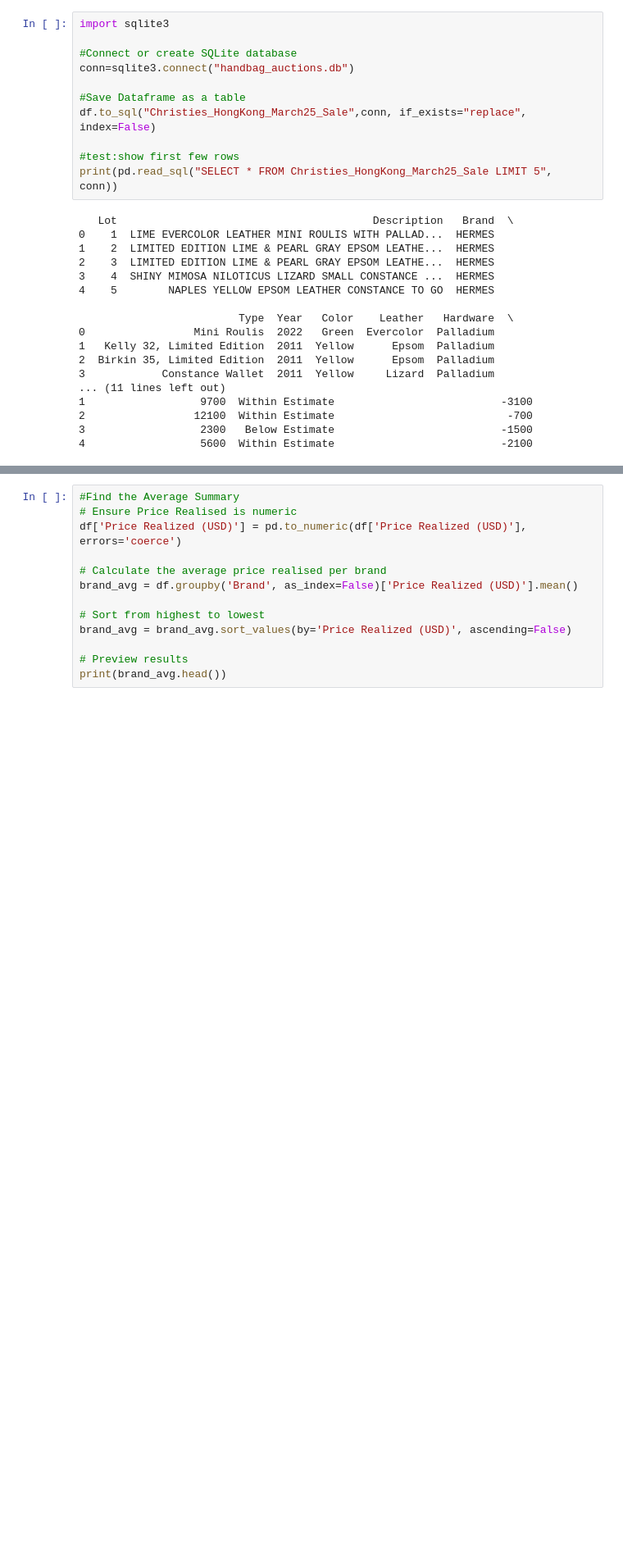
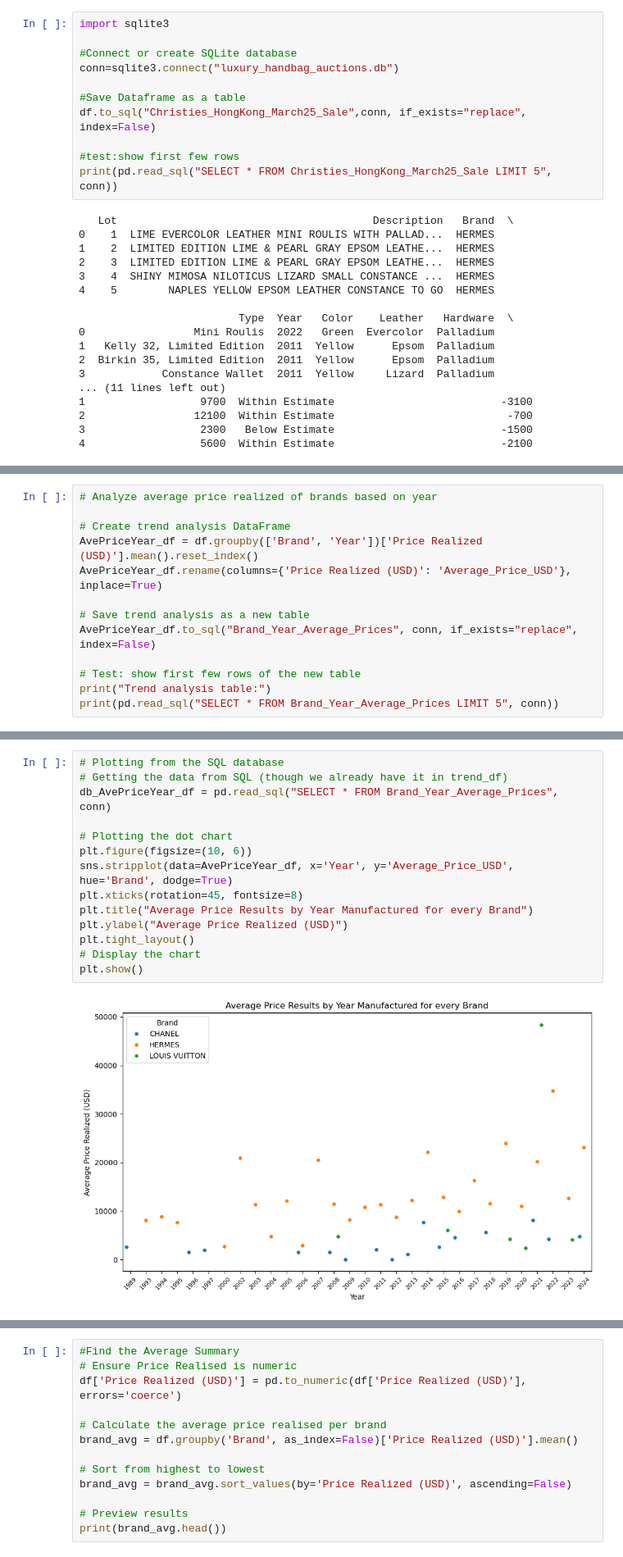
Before and after one commit to PatriciaDaher/Project3-Luxurybags, a Jupyter notebook: LuxuryBags.ipynb, the cells around one changed output, grey strips where cells are left out. Shown: that part at 82% size. Drawn from its saved outputs; the diff is of its cells as text; blank space fills up the shorter version.

```diff
--- a/LuxuryBags.ipynb
+++ b/LuxuryBags.ipynb
@@ -248,7 +245,7 @@ df.to_csv("../Project3-Luxurybags/Cleaned_Enhanced_Luxury_Bag_Data.csv", index=F
 import sqlite3
 
 #Connect or create SQLite database
-conn=sqlite3.connect("handbag_auctions.db")
+conn=sqlite3.connect("luxury_handbag_auctions.db")
 
 #Save Dataframe as a table
 df.to_sql("Christies_HongKong_March25_Sale",conn, if_exists="replace", index=False)
@@ -361,0 +285,13 @@ plt.show()
+# %%
+# Analyze average price realized of brands based on year
+
+# Create trend analysis DataFrame
+AvePriceYear_df = df.groupby(['Brand', 'Year'])['Price Realized (USD)'].mean().reset_index()
+AvePriceYear_df.rename(columns={'Price Realized (USD)': 'Average_Price_USD'}, inplace=True)
+
+# Save trend analysis as a new table
+AvePriceYear_df.to_sql("Brand_Year_Average_Prices", conn, if_exists="replace", index=False)
+
+# Test: show first few rows of the new table
+print("Trend analysis table:")
+print(pd.read_sql("SELECT * FROM Brand_Year_Average_Prices LIMIT 5", conn))
@@ -361,0 +306,16 @@ plt.show()
+# %%
+# Plotting from the SQL database
+# Getting the data from SQL (though we already have it in trend_df)
+db_AvePriceYear_df = pd.read_sql("SELECT * FROM Brand_Year_Average_Prices", conn)
+
+# Plotting the dot chart
+plt.figure(figsize=(10, 6))
+sns.stripplot(data=AvePriceYear_df, x='Year', y='Average_Price_USD', hue='Brand', dodge=True)
+plt.xticks(rotation=45, fontsize=8)
+plt.title("Average Price Results by Year Manufactured for every Brand")
+plt.ylabel("Average Price Realized (USD)")
+plt.tight_layout()
+# Display the chart
+plt.show()
+# %% [output]
+[figure, added]
```
Also changed, not shown: parts of 30 cells of this notebook, 4 other files.
